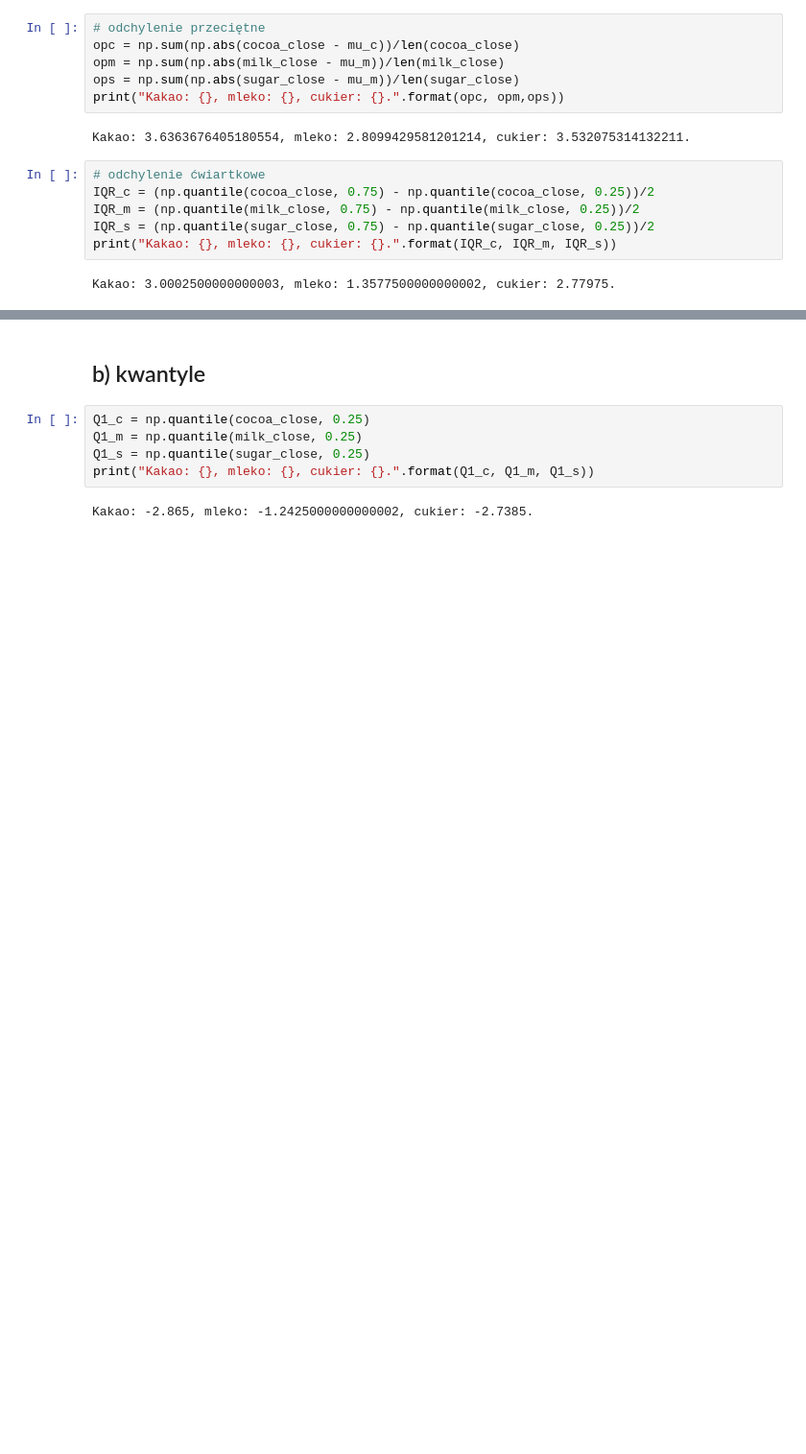
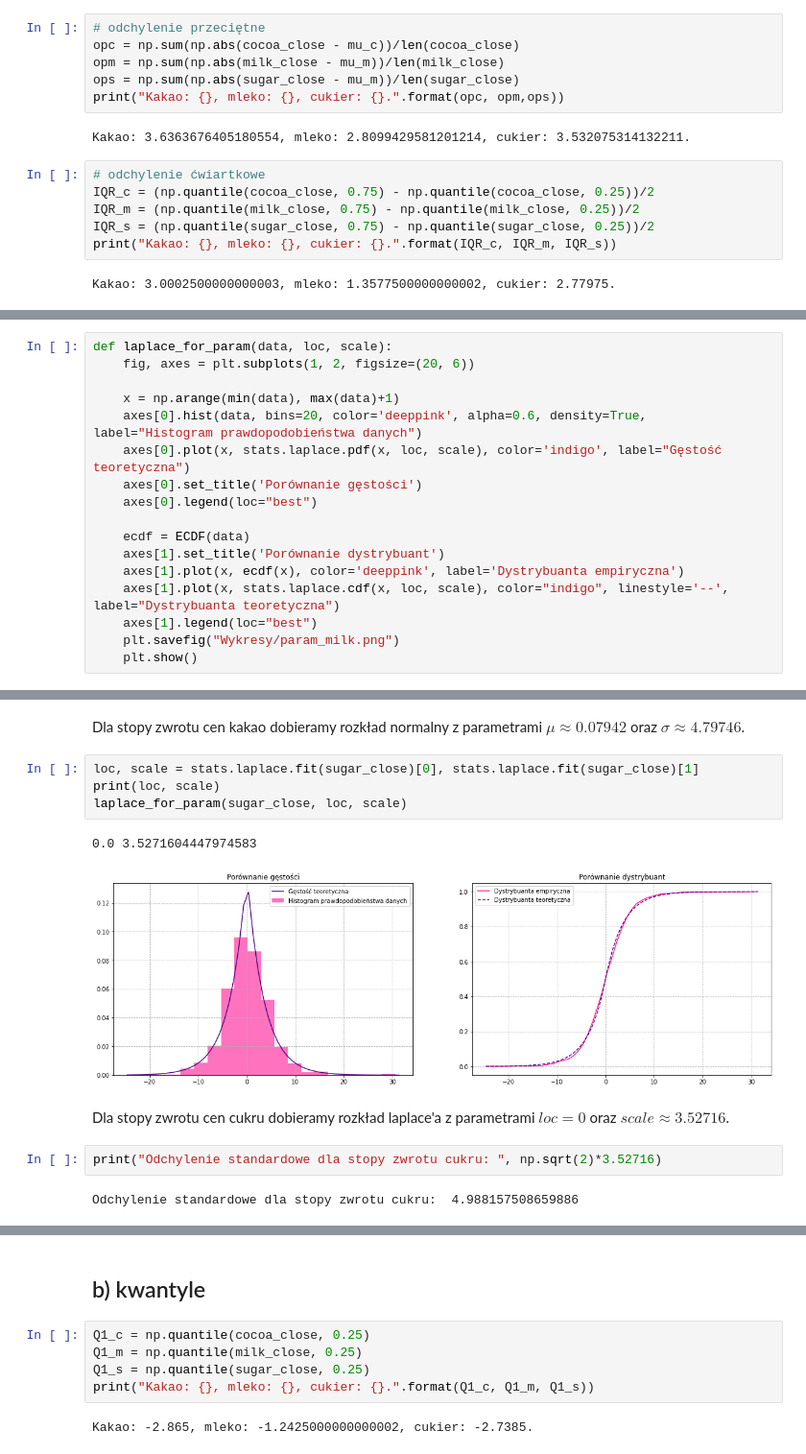
Before and after one commit to KatarzynaTurbanska/enterprise_risk_management, a Jupyter notebook: miary_ryzyka.ipynb, the cells around one changed output, grey strips where cells are left out. Shown at 96% size. Drawn from its saved outputs; the diff is of its cells as text; blank space fills up the shorter version.

```diff
--- a/miary_ryzyka.ipynb
+++ b/miary_ryzyka.ipynb
@@ -216,0 +246,17 @@ Kakao: 3.0002500000000003, mleko: 1.3577500000000002, cukier: 2.77975.
+# %%
+def laplace_for_param(data, loc, scale):
+    fig, axes = plt.subplots(1, 2, figsize=(20, 6))
+
+    x = np.arange(min(data), max(data)+1)
+    axes[0].hist(data, bins=20, color='deeppink', alpha=0.6, density=True, label="Histogram prawdopodobieństwa danych")
+    axes[0].plot(x, stats.laplace.pdf(x, loc, scale), color='indigo', label="Gęstość teoretyczna")
+    axes[0].set_title('Porównanie gęstości')
+    axes[0].legend(loc="best")
+
+    ecdf = ECDF(data)
+    axes[1].set_title('Porównanie dystrybuant')
+    axes[1].plot(x, ecdf(x), color='deeppink', label='Dystrybuanta empiryczna')
+    axes[1].plot(x, stats.laplace.cdf(x, loc, scale), color="indigo", linestyle='--', label="Dystrybuanta teoretyczna")
+    axes[1].legend(loc="best")
+    plt.savefig("Wykresy/param_milk.png")
+    plt.show()
@@ -216,0 +271,15 @@ Kakao: 3.0002500000000003, mleko: 1.3577500000000002, cukier: 2.77975.
+# %% [markdown]
+Dla stopy zwrotu cen kakao dobieramy rozkład normalny z parametrami $\mu \approx 0.07942$ oraz $\sigma \approx 4.79746$.
+# %%
+loc, scale = stats.laplace.fit(sugar_close)[0], stats.laplace.fit(sugar_close)[1]
+print(loc, scale)
+laplace_for_param(sugar_close, loc, scale)
+# %% [output]
+0.0 3.5271604447974583
+[figure, added]
+# %% [markdown]
+Dla stopy zwrotu cen cukru dobieramy rozkład laplace'a z parametrami $loc= 0$ oraz $scale \approx 3.52716$.
+# %%
+print("Odchylenie standardowe dla stopy zwrotu cukru: ", np.sqrt(2)*3.52716)
+# %% [output]
+Odchylenie standardowe dla stopy zwrotu cukru:  4.988157508659886
```
Also changed, not shown: parts of 24 cells of this notebook, 3 other files.
